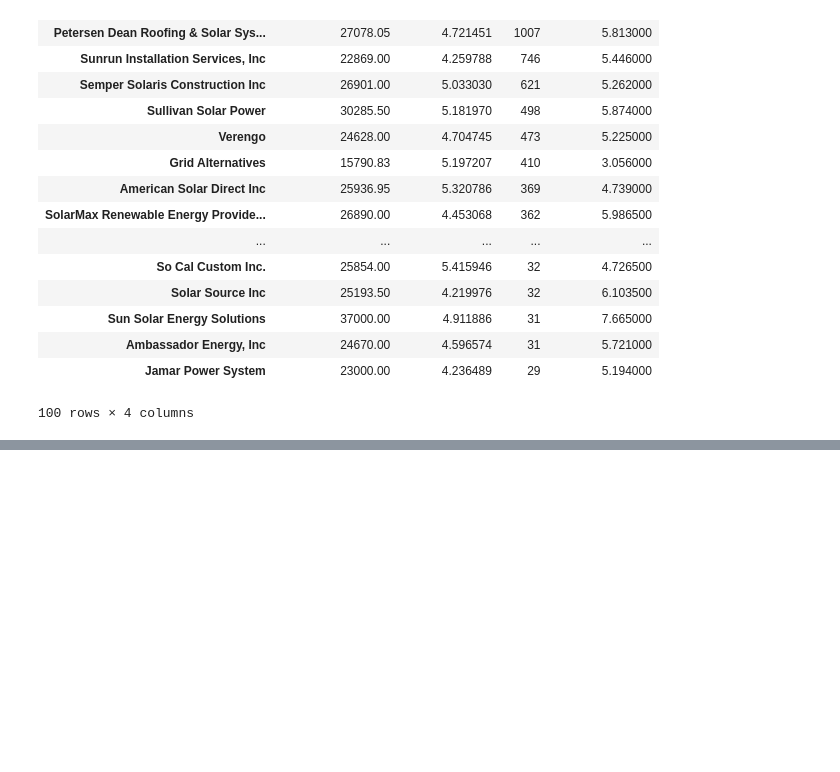
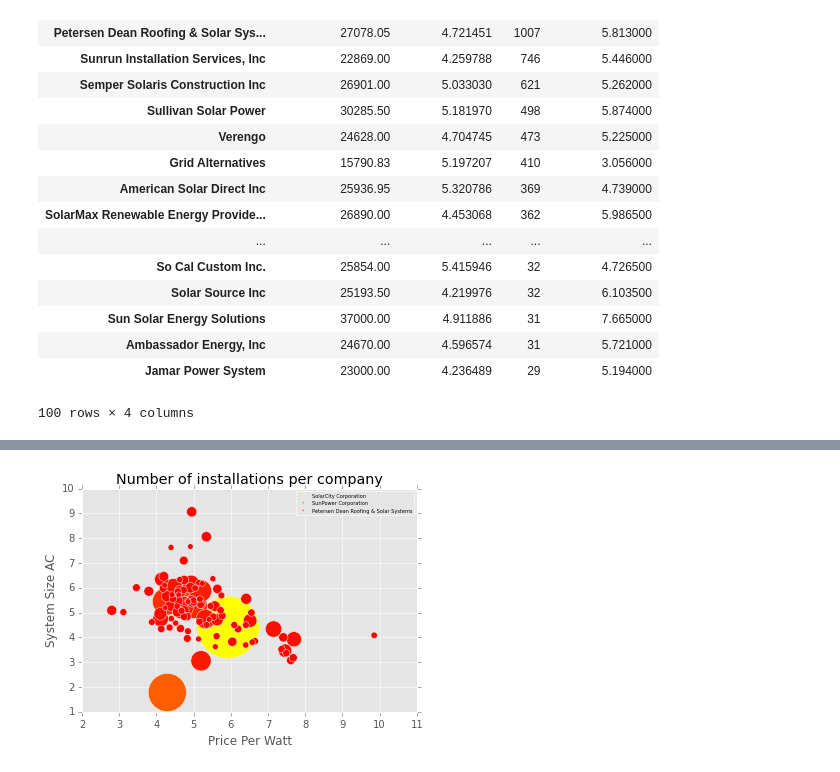
Before and after one commit to wilfeli/ABMIRISLab, a Jupyter notebook: Model/Solar_price_structure_ca.ipynb, the cells around one changed output, grey strips where cells are left out. Drawn from its saved outputs; the diff is of its cells as text; code cells hidden in the pictures; blank space fills up the shorter version.

```diff
--- a/Model/Solar_price_structure_ca.ipynb
+++ b/Model/Solar_price_structure_ca.ipynb
@@ -151,3 +141,69 @@ plt.show()
+# %%
+N = 100
+x = df_agg_top['Price_Per_Watt']
+y = df_agg_top['System_Size_AC']
+norm = matplotlib.colors.Normalize(vmin=df_agg_top['Count'][99], vmax=df_agg_top['Count'][0])
+cmap_custom = cm.get_cmap('autumn')
+area = norm(df_agg_top['Count'])
+color = []
+
+for area_x in area:
+    color.append(cmap_custom(area_x))
+
+fig = plt.figure()
+ax = fig.add_subplot(1,1,1)
+ax.set_xlabel('Price Per Watt')
+ax.set_ylabel('System Size AC')
+
+#plt.xlabel('Price Per Watt')
+#plt.ylabel('System Size AC')
+plt.title('Number of installations per company')
+
+ax.scatter(x, y, s=df_agg_top['Count'],  c = color )
+handles, labels = ax.get_legend_handles_labels()
+
+
+display = (0,1,2)
+
+#names are here
+#df_agg.index.values[0:3]
+
+#colors are here
+#color[0:3]
+
+artists = []
+labels = []
+
+#create custom artists
+for i in range(3):
+    artists.append(mpatches.Circle((0, 0), 1.0, facecolor=color[i]))
+    labels.append(df_agg.index.values[i])
+
+
+class HandlerEllipse(HandlerPatch):
+    def create_artists(self, legend, orig_handle,
+                       xdescent, ydescent, width, height, fontsize, trans):
+        center = 0.5 * width - 0.5 * xdescent, 0.5 * height - 0.5 * ydescent
+        p = mpatches.Circle(xy=center, radius=width/10)
+        self.update_prop(p, orig_handle, legend)
+        p.set_transform(trans)
+        return [p]
+
+
+#Create legend from custom artist/label lists
+ax.legend(artists,
+          labels,
+         handler_map={mpatches.Circle: HandlerEllipse()}, bbox_to_anchor=(0.9, 0.9),
+           bbox_transform=plt.gcf().transFigure, fontsize=5
+         )
+
+
+
+#plt.scatter(x, y, s=df_agg_top['Count'],  c = color )
+plt.savefig('Installers_size.png', dpi=300)
+plt.show()
+# %% [output]
+[figure, added]
 # %%
 df_sub['Price_Per_Watt'].describe()
 # %% [output]
```
Also changed, not shown: parts of 15 cells of this notebook, 1 other file.
